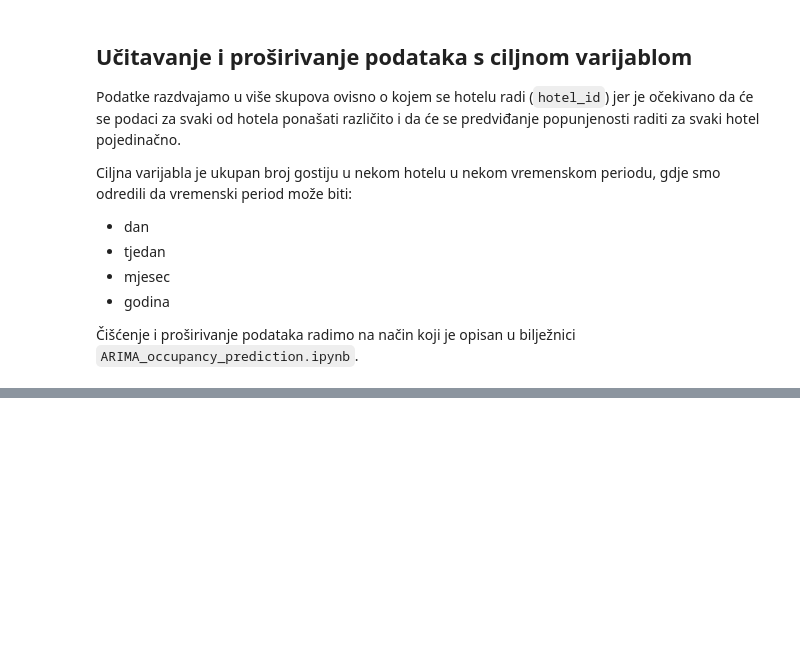
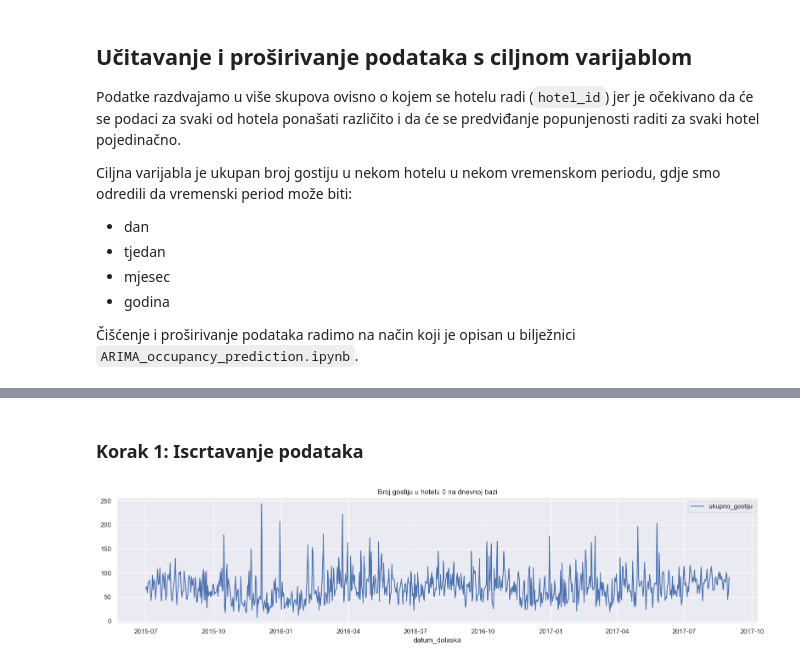
Before and after one commit to MarkoHaralovic/Prediction-of-Hotel-Occupancy, a Jupyter notebook: prediction-of-hotel-occupancy/notebooks/data_decomposition.ipynb, the cells around one changed output, grey strips where cells are left out. Cells and saved outputs as stored; diff of their text form; code cells hidden in the pictures; blank space fills up the shorter version.

```diff
--- a/prediction-of-hotel-occupancy/notebooks/data_decomposition.ipynb
+++ b/prediction-of-hotel-occupancy/notebooks/data_decomposition.ipynb
@@ -7,11 +6,16 @@ Iako algoritmi za automatsko modeliranje kao što je `auto_arima` mogu proizvest
 import warnings
 
 import matplotlib.pyplot as plt
+import numpy as np
 import pandas as pd
+import seaborn as sns
 
+from statsmodels.graphics.tsaplots import plot_acf, plot_pacf
 from statsmodels.tsa.seasonal import STL
+from scipy import stats
 
 warnings.filterwarnings("ignore")
+sns.set_theme()
 # %% [markdown]
 ## Učitavanje i proširivanje podataka s ciljnom varijablom
 
@@ -129,0 +134,10 @@ fig.set_figheight(10)
+# %% [markdown]
+### Korak 1: Iscrtavanje podataka
+# %%
+plt.figure(figsize=(16, 4))
+ax = sns.lineplot(NumberOfGuestsDailyResort)
+ax.set_title("Broj gostiju u hotelu 0 na dnevnoj bazi")
+plt.tight_layout()
+plt.show()
+# %% [output]
+[figure, added]
```
Also changed, not shown: parts of 32 cells of this notebook.
